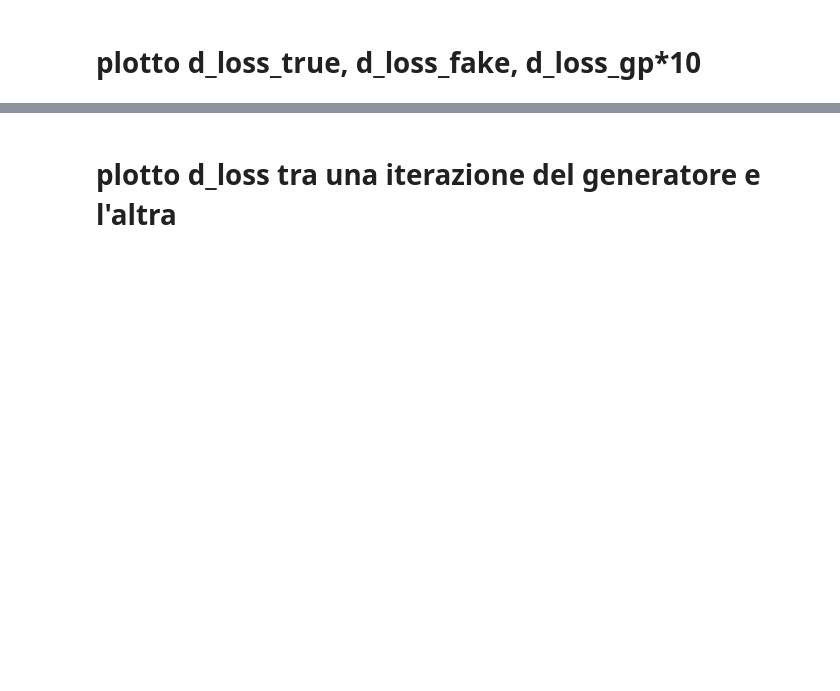
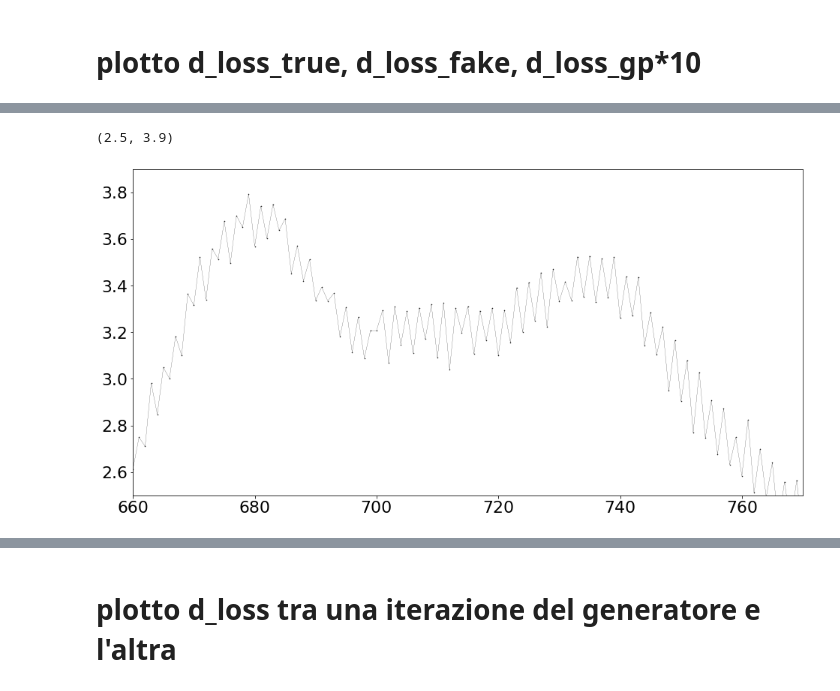
Before and after one commit to scarpma/gaussian, a Jupyter notebook: wgangp/training_analysis.ipynb, the cells around one changed output, grey strips where cells are left out. Drawn from its saved outputs; the diff is of its cells as text; code cells hidden in the pictures; blank space fills up the shorter version.

```diff
--- a/wgangp/training_analysis.ipynb
+++ b/wgangp/training_analysis.ipynb
@@ -61,0 +169,7 @@ plt.show()
+# %%
+plt.plot(trajs[1], **op)
+plt.xlim([660,770])
+plt.ylim([2.5,3.9])
+# %% [output]
+(2.5, 3.9)
+[figure, added]
```
Also changed, not shown: parts of 7 cells of this notebook, 14 other files.
